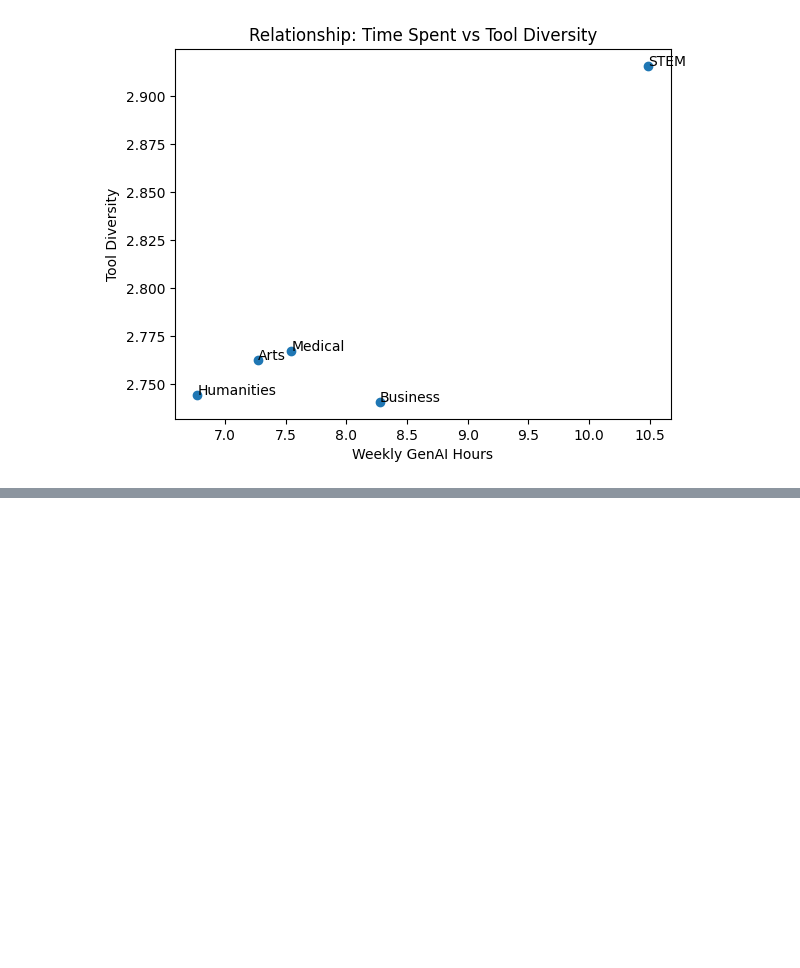
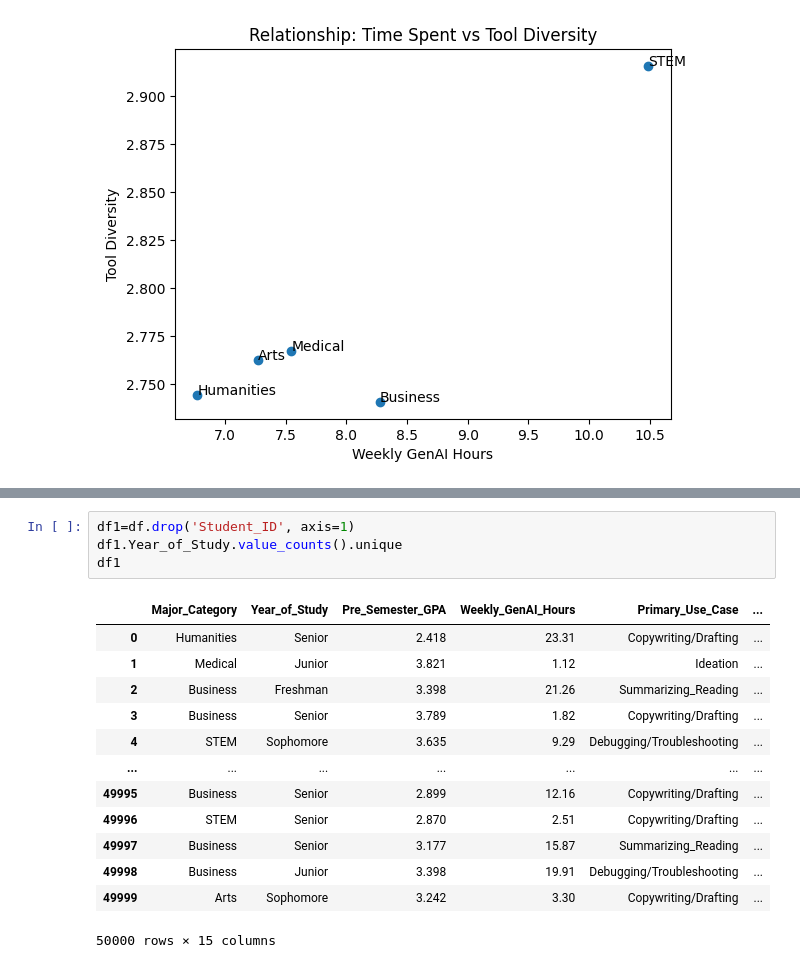
Before and after one commit to Muhammad-Talha79/Data-science-projects, a Jupyter notebook: effects-of-ai-on-students.ipynb, the cells around one changed output, grey strips where cells are left out. Saved outputs shown, nothing was run; the diff lists cells and outputs as text; blank space fills up the shorter version.

```diff
--- a/effects-of-ai-on-students.ipynb
+++ b/effects-of-ai-on-students.ipynb
@@ -125,0 +164,18 @@ plt.show()
+# %%
+df1=df.drop('Student_ID', axis=1)
+df1.Year_of_Study.value_counts().unique
+df1
+# %% [output]
+|  | Major_Category | Year_of_Study | Pre_Semester_GPA | Weekly_GenAI_Hours | Primary_Use_Case | ... |
+| 0 | Humanities | Senior | 2.418 | 23.31 | Copywriting/Drafting | ... |
+| 1 | Medical | Junior | 3.821 | 1.12 | Ideation | ... |
+| 2 | Business | Freshman | 3.398 | 21.26 | Summarizing_Reading | ... |
+| 3 | Business | Senior | 3.789 | 1.82 | Copywriting/Drafting | ... |
+| 4 | STEM | Sophomore | 3.635 | 9.29 | Debugging/Troubleshooting | ... |
+| ... | ... | ... | ... | ... | ... | ... |
+| 49995 | Business | Senior | 2.899 | 12.16 | Copywriting/Drafting | ... |
+| 49996 | STEM | Senior | 2.870 | 2.51 | Copywriting/Drafting | ... |
+| 49997 | Business | Senior | 3.177 | 15.87 | Summarizing_Reading | ... |
+| 49998 | Business | Junior | 3.398 | 19.91 | Debugging/Troubleshooting | ... |
+| 49999 | Arts | Sophomore | 3.242 | 3.30 | Copywriting/Drafting | ... |
+50000 rows × 15 columns
```
Also changed, not shown: parts of 6 cells of this notebook.
